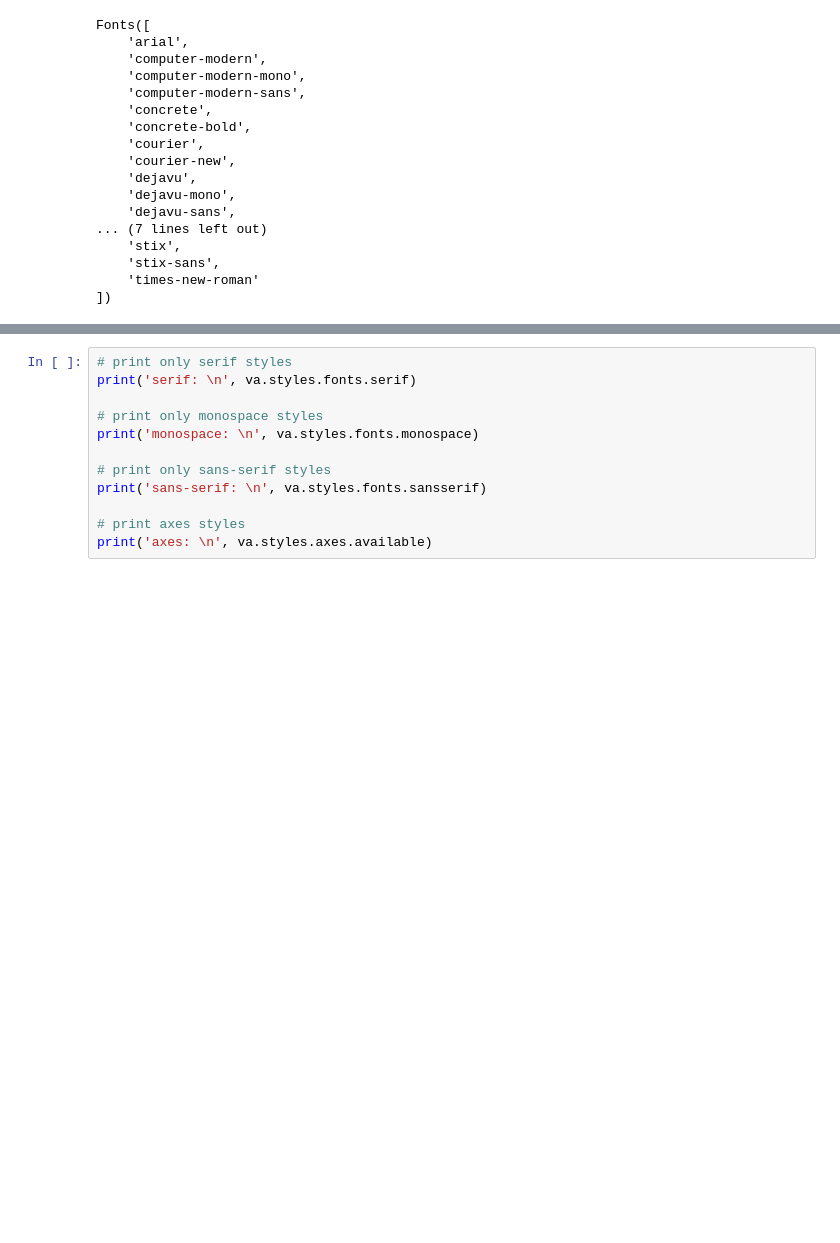
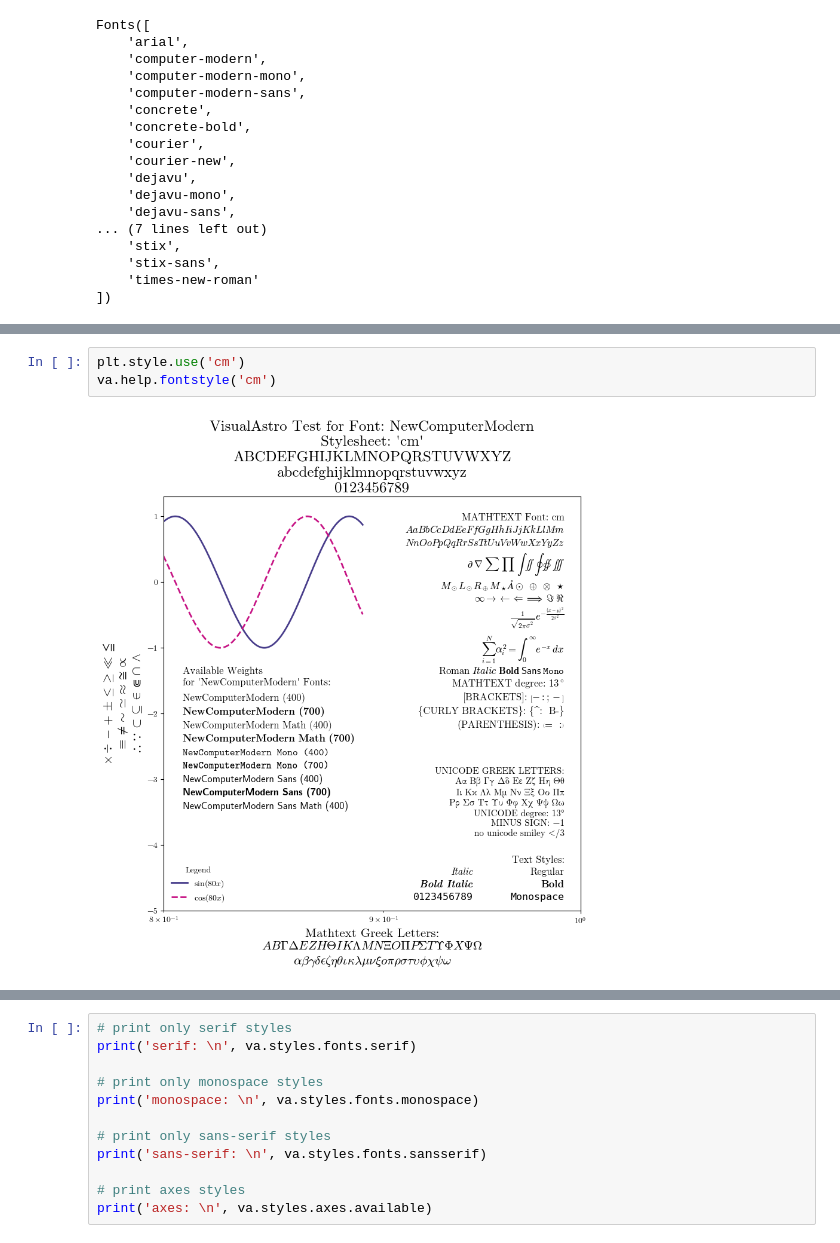
Before and after one commit to elkogerville/VisualAstro, a Jupyter notebook: examples/style_guide.ipynb, the cells around one changed output, grey strips where cells are left out. Drawn from its saved outputs; the diff is of its cells as text; blank space fills up the shorter version.

```diff
--- a/examples/style_guide.ipynb
+++ b/examples/style_guide.ipynb
@@ -187,0 +196,5 @@ Fonts([
+# %%
+plt.style.use('cm')
+va.help.fontstyle('cm')
+# %% [output]
+[figure, added]
```
Also changed, not shown: parts of 5 cells of this notebook.
